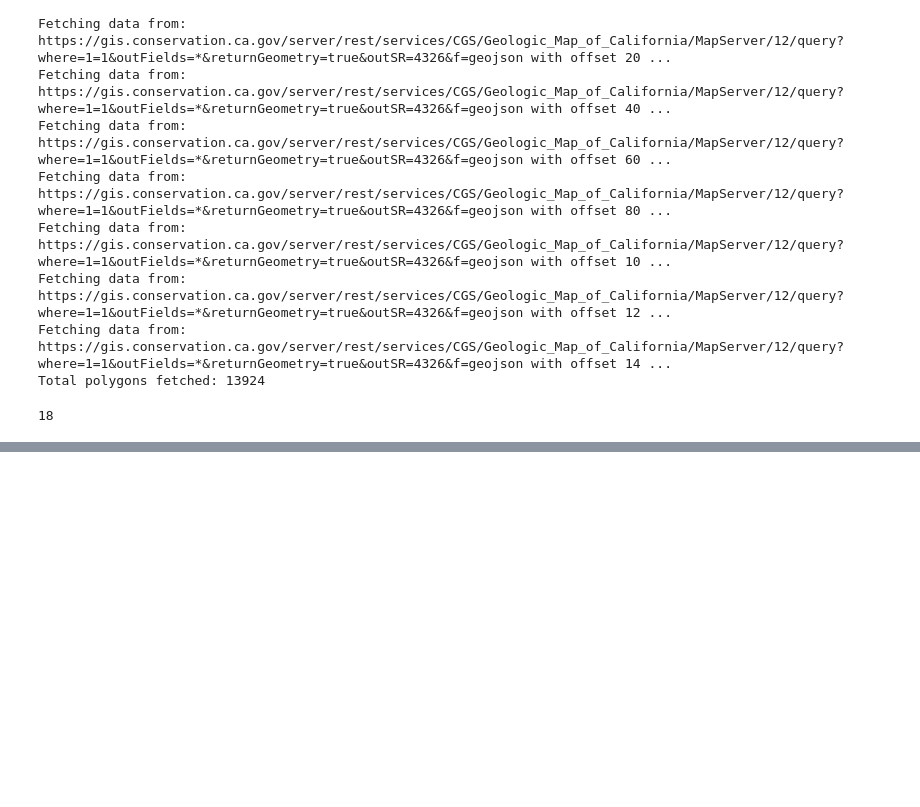
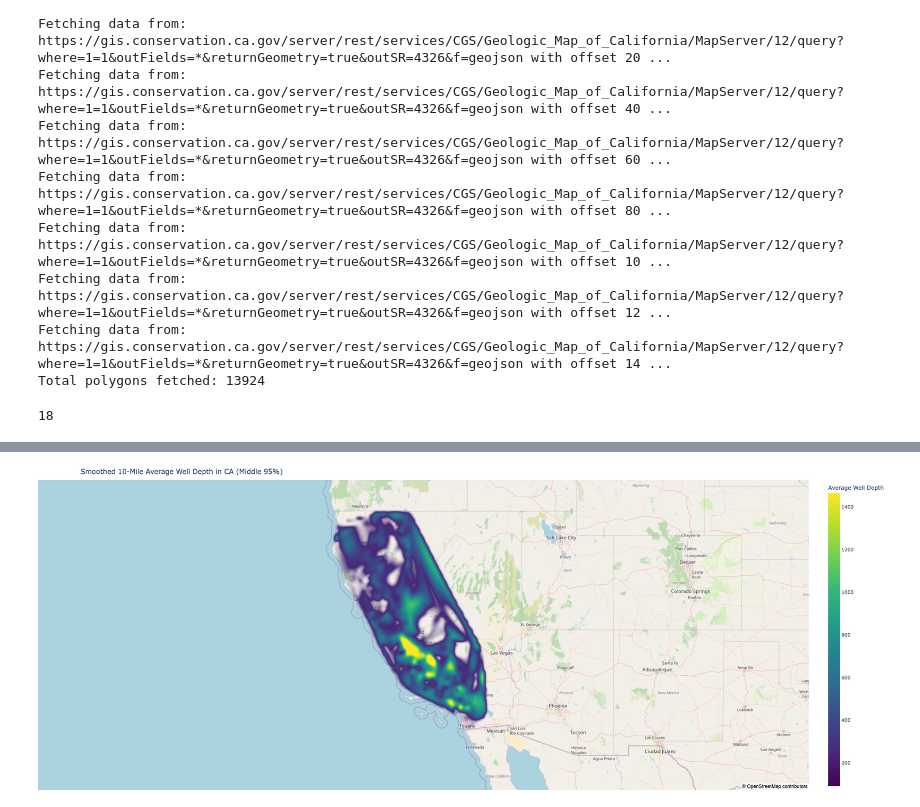
Before and after one commit to nicr0ss/DS-Honours, a Jupyter notebook: notebooks/CA Geologic.ipynb, the cells around one changed output, grey strips where cells are left out. Cells and saved outputs as stored; diff of their text form; code cells hidden in the pictures; blank space fills up the shorter version.

```diff
--- a/notebooks/CA Geologic.ipynb
+++ b/notebooks/CA Geologic.ipynb
@@ -198,0 +286,62 @@ station_depth.to_csv("stations_depth_geology.csv", index=False)
+# %%
+lat = gdf['latitude'].values
+lon = gdf['longitude'].values
+depth = gdf['average_well_depth'].values
+
+lower_percentile = np.percentile(depth, 2.5)
+upper_percentile = np.percentile(depth, 97.5)
+
+mask = (depth >= lower_percentile) & (depth <= upper_percentile)
+lat_filtered = lat[mask]
+lon_filtered = lon[mask]
+depth_filtered = depth[mask]
+
+grid_lat, grid_lon = np.mgrid[
+    gdf['latitude'].min():gdf['latitude'].max():100j,  # 100 points in latitude
+    gdf['longitude'].min():gdf['longitude'].max():100j  # 100 points in longitude
+]
+
+grid_depth = griddata(
+    points=(lat_filtered, lon_filtered),  # Input points (latitude, longitude)
+    values=depth_filtered,               # Values to interpolate (average well depth)
+    xi=(grid_lat, grid_lon),             # Grid to interpolate onto
+    method='cubic'                       # Interpolation method ('linear', 'nearest', or 'cubic')
+)
+
+interpolated_data = pd.DataFrame({
+    'latitude': grid_lat.flatten(),
+    'longitude': grid_lon.flatten(),
+    'average_well_depth': grid_depth.flatten()
+})
+
+interpolated_data.dropna(inplace=True)
+
+fig = px.density_mapbox(
+    interpolated_data,
+    lat='latitude',
+    lon='longitude',
+    z='average_well_depth',
+    radius=10,
+    zoom=5,
+    center=dict(lat=36.7783, lon=-119.4179),
+    mapbox_style='open-street-map',
+    title='Smoothed 10-Mile Average Well Depth in CA (Middle 95%)',
+    color_continuous_scale='viridis',
+    range_color=(lower_percentile, upper_percentile)
+)
+
+fig.update_layout(
+    margin=dict(l=0, r=0, t=30, b=0),
+    coloraxis_colorbar=dict(title='Average Well Depth'),
+    width=800,
+    height=800,
+    mapbox=dict(
+        center=dict(lat=36.7783, lon=-119.4179),
+        zoom=5,
+        style='open-street-map'
+    )
+)
+
+fig.show()
+# %% [output]
+[figure, added]
```
Also changed, not shown: parts of 11 cells of this notebook, 4 other files.
